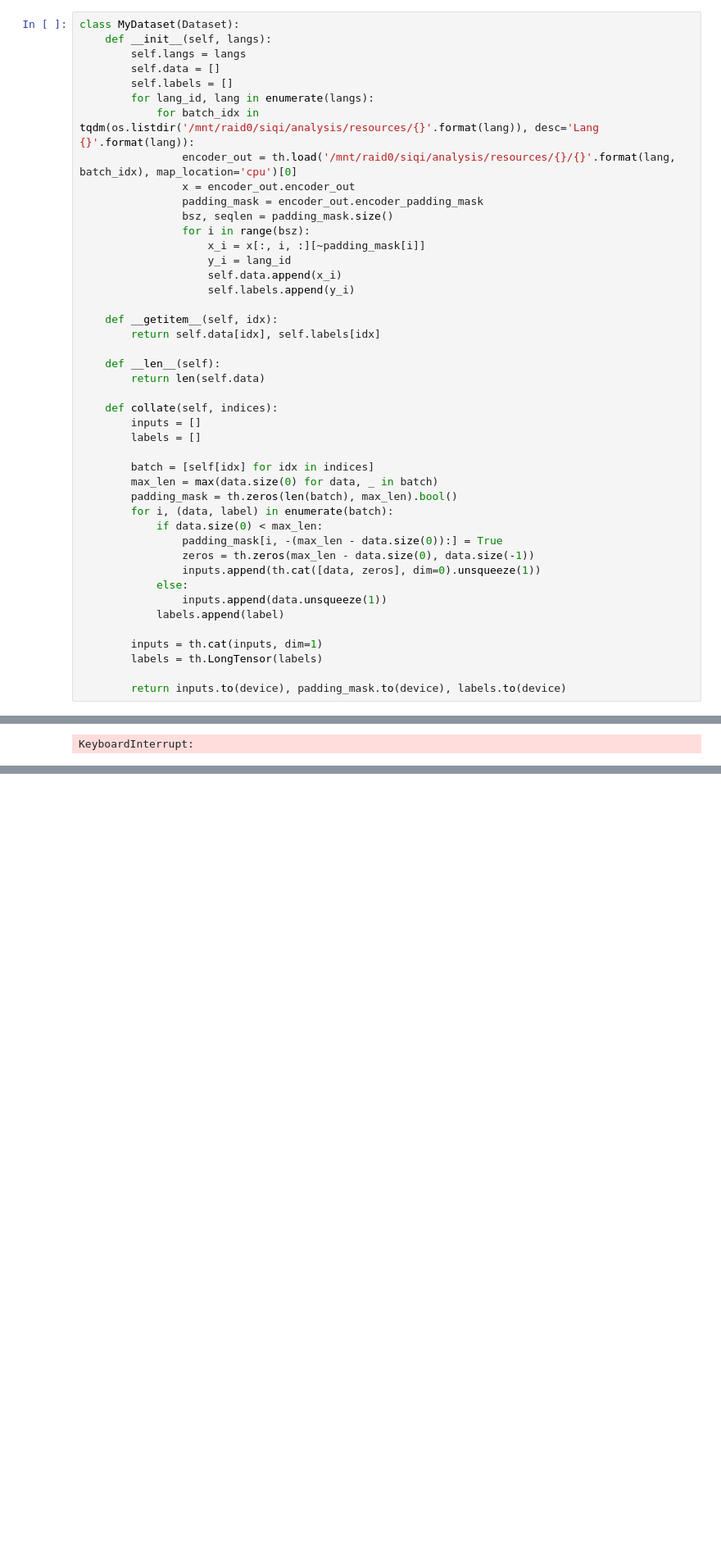
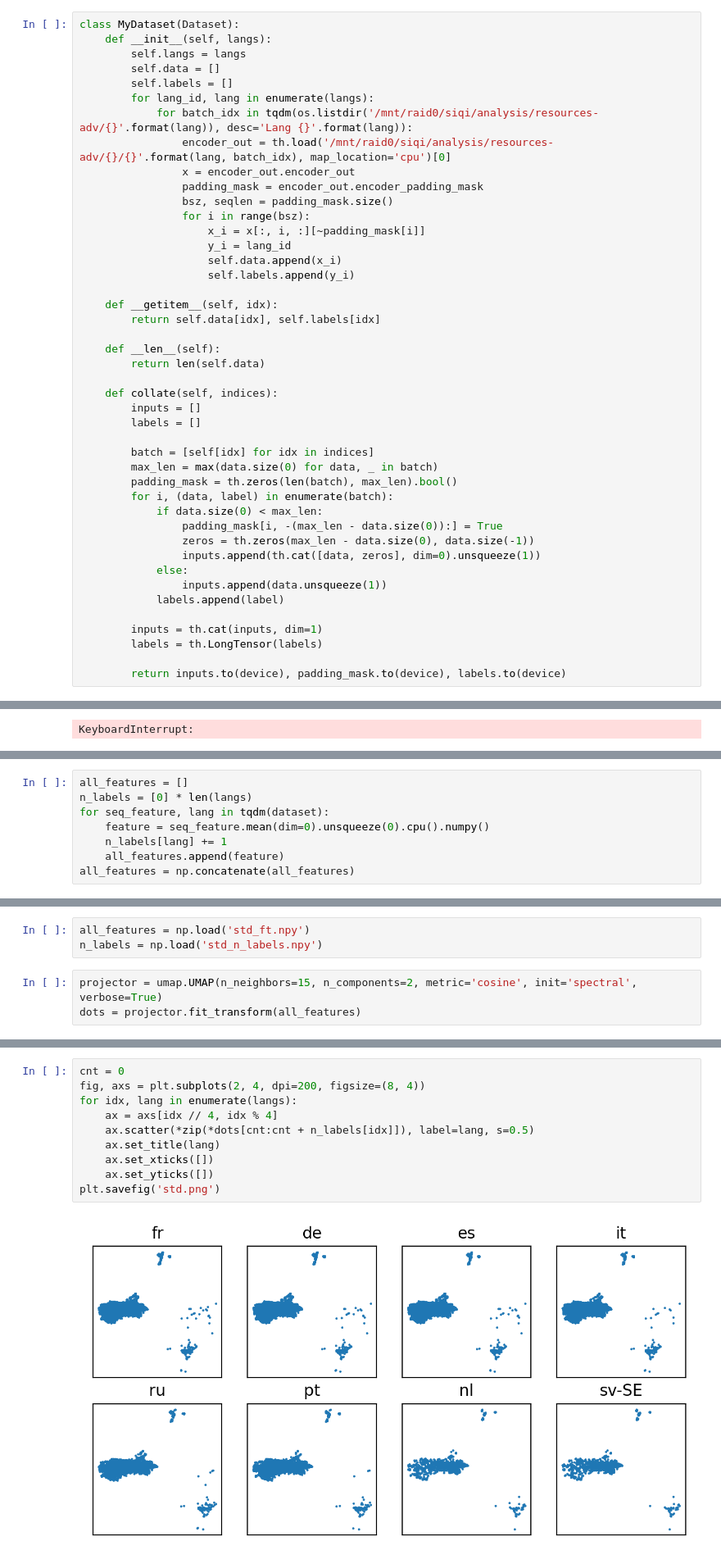
Before and after one commit to owaski/Chimera-ST, a Jupyter notebook: mST/analysis/language-specific/classifier.ipynb, the cells around one changed output, grey strips where cells are left out. Shown at 82% size. Drawn from its saved outputs; the diff is of its cells as text; blank space fills up the shorter version.

```diff
--- a/mST/analysis/language-specific/classifier.ipynb
+++ b/mST/analysis/language-specific/classifier.ipynb
@@ -22,8 +36,8 @@ class MyDataset(Dataset):
         self.data = []
         self.labels = []
         for lang_id, lang in enumerate(langs):
-            for batch_idx in tqdm(os.listdir('/mnt/raid0/siqi/analysis/resources/{}'.format(lang)), desc='Lang {}'.format(lang)):
-                encoder_out = th.load('/mnt/raid0/siqi/analysis/resources/{}/{}'.format(lang, batch_idx), map_location='cpu')[0]
+            for batch_idx in tqdm(os.listdir('/mnt/raid0/siqi/analysis/resources-adv/{}'.format(lang)), desc='Lang {}'.format(lang)):
+                encoder_out = th.load('/mnt/raid0/siqi/analysis/resources-adv/{}/{}'.format(lang, batch_idx), map_location='cpu')[0]
                 x = encoder_out.encoder_out
                 padding_mask = encoder_out.encoder_padding_mask
                 bsz, seqlen = padding_mask.size()
@@ -150,0 +189,8 @@ KeyboardInterrupt:
+# %%
+all_features = []
+n_labels = [0] * len(langs)
+for seq_feature, lang in tqdm(dataset):
+    feature = seq_feature.mean(dim=0).unsqueeze(0).cpu().numpy()
+    n_labels[lang] += 1
+    all_features.append(feature)
+all_features = np.concatenate(all_features)
@@ -150,0 +200,6 @@ KeyboardInterrupt:
+# %%
+all_features = np.load('std_ft.npy')
+n_labels = np.load('std_n_labels.npy')
+# %%
+projector = umap.UMAP(n_neighbors=15, n_components=2, metric='cosine', init='spectral', verbose=True)
+dots = projector.fit_transform(all_features)
@@ -150,0 +222,12 @@ KeyboardInterrupt:
+# %%
+cnt = 0
+fig, axs = plt.subplots(2, 4, dpi=200, figsize=(8, 4))
+for idx, lang in enumerate(langs):
+    ax = axs[idx // 4, idx % 4]
+    ax.scatter(*zip(*dots[cnt:cnt + n_labels[idx]]), label=lang, s=0.5)
+    ax.set_title(lang)
+    ax.set_xticks([])
+    ax.set_yticks([])
+plt.savefig('std.png')
+# %% [output]
+[figure, added]
```
Also changed, not shown: parts of 17 cells of this notebook, 20 other files.
